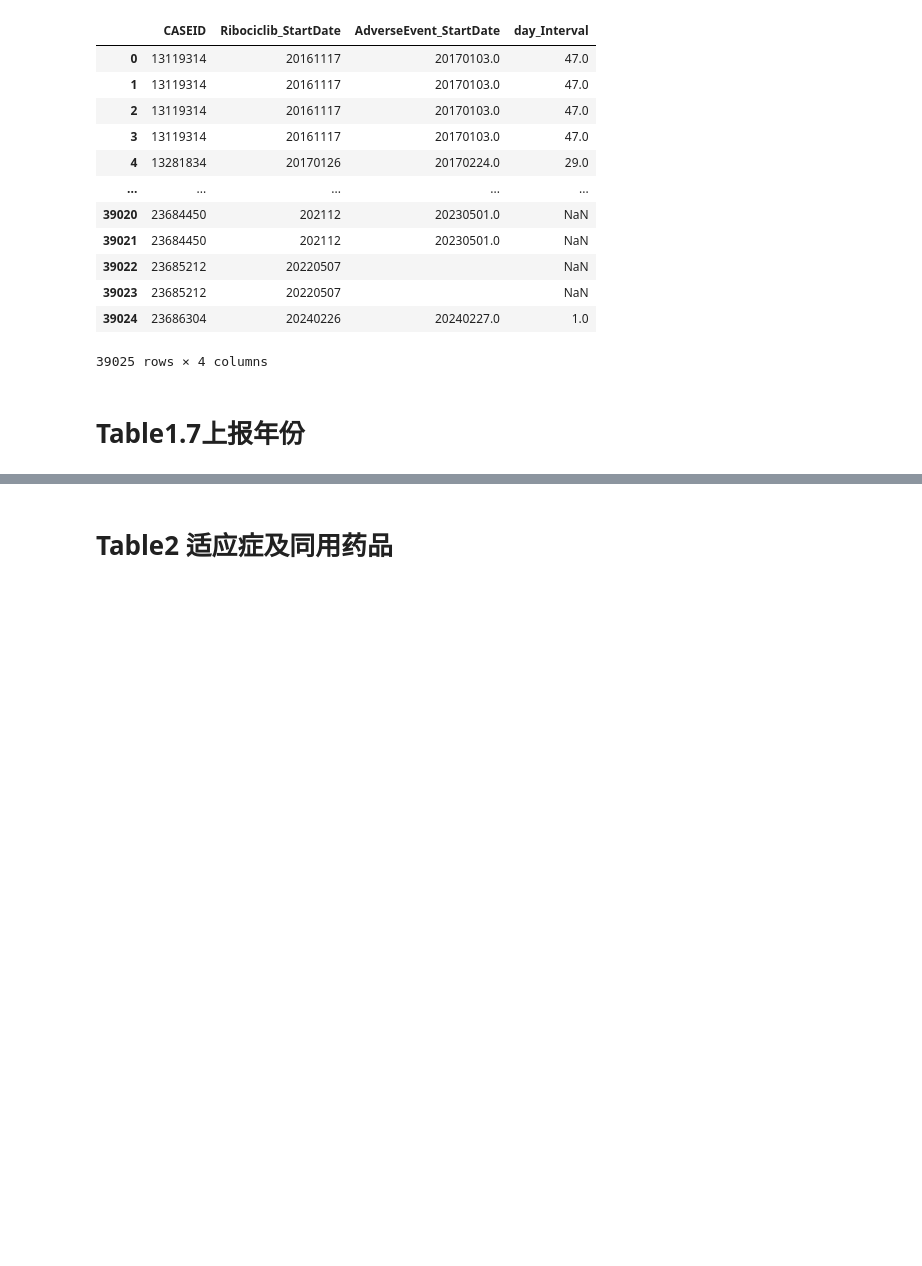
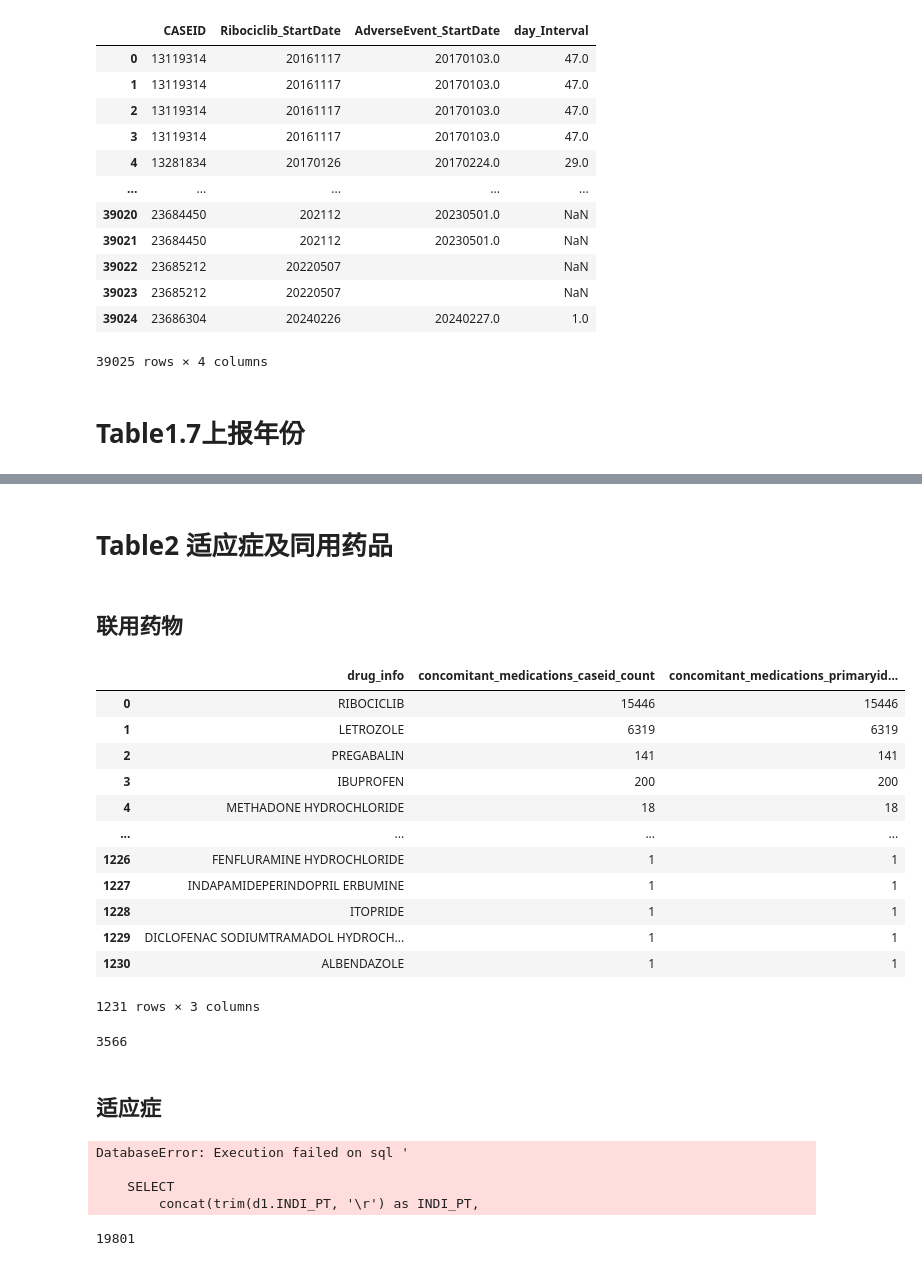
Before and after one commit to shikuncn/neksa-openfda-faers, a Jupyter notebook: index_compute/指标计算.ipynb, the cells around one changed output, grey strips where cells are left out. Drawn from its saved outputs; the diff is of its cells as text; code cells hidden in the pictures; blank space fills up the shorter version.

```diff
--- a/index_compute/指标计算.ipynb
+++ b/index_compute/指标计算.ipynb
@@ -421,22 +618,71 @@ df_rpt_year
-# %% [markdown]
-# Table2 适应症及同用药品
+# %% [markdown]
+# Table2 适应症及同用药品
+# %% [markdown]
+## 联用药物
 # %%
+# 同一个primaryid下
 sql = '''
 
     SELECT
-        d2.DRUGNMAE,
-        COUNT(CASEID) AS concomitant_medications_count
+        concat(d1.prod_ai) as drug_info,
+        COUNT(d1.CASEID) AS concomitant_medications_caseid_count,
+        COUNT(d1.primaryid) AS concomitant_medications_primaryid_count
     FROM
         faers.faers_drug d1
-    JOIN
-        faers.faers_drug d2 ON d1.CASEID = d2.CASEID AND d1.PRIMARYID <> d2.PRIMARYID
-    WHERE
-        d1.DRUGNAME = 'Ribociclib' AND
-        upper(d1.ROLE_COD) = 'PS' AND
-        upper(d2.ROLE_COD) <> 'PS'
-    GROUP BY
-        d2.DRUGNMAE;
-;
+    join faers.ribo_drug_usage  d2
+    on d1.primaryid = d2.primaryid and  d1.caseid = d2.caseid
+    where lower(d1.role_cod) != 'ps' and d1.drug_seq != d2.drug_seq
+    group by 1
+    ;
 '''
-df_reporter_country = pd.read_sql_query(sql, conn)
-df_reporter_country
+df_concomitant = pd.read_sql_query(sql, conn)
+df_concomitant
+# %% [output]
+|  | drug_info | concomitant_medications_caseid_count | concomitant_medications_primaryid... |
+| 0 | RIBOCICLIB | 15446 | 15446 |
+| 1 | LETROZOLE | 6319 | 6319 |
+| 2 | PREGABALIN | 141 | 141 |
+| 3 | IBUPROFEN | 200 | 200 |
+| 4 | METHADONE HYDROCHLORIDE | 18 | 18 |
+| ... | ... | ... | ... |
+| 1226 | FENFLURAMINE HYDROCHLORIDE | 1 | 1 |
+| 1227 | INDAPAMIDEPERINDOPRIL ERBUMINE | 1 | 1 |
+| 1228 | ITOPRIDE | 1 | 1 |
+| 1229 | DICLOFENAC SODIUMTRAMADOL HYDROCH... | 1 | 1 |
+| 1230 | ALBENDAZOLE | 1 | 1 |
+1231 rows × 3 columns
+# %%
+len(df_concomitant)
+# %% [output]
+3566
+# %% [markdown]
+## 适应症
+# %%
+# 同一个primaryid下
+# todo: INDI_PT 格式较为混乱，需要继续处理
+sql = '''
+
+    SELECT
+        concat(trim(d1.INDI_PT) as INDI_PT,
+        COUNT(d1.CASEID) AS INDI_PT_caseid_count,
+        COUNT(d1.primaryid) AS INDI_PT_primaryid_count
+    FROM
+        faers.faers_indi d1
+    join faers.ribo_drug_usage  d2
+    on d1.primaryid = d2.primaryid
+        and d1.INDI_DRUG_SEQ = d2.drug_seq
+    group by 1
+    order by 1
+    ;
+'''
+df_indi = pd.read_sql_query(sql, conn)
+df_indi
+# %% [output]
+DatabaseError: Execution failed on sql '
+
+    SELECT
+        concat(trim(d1.INDI_PT, '\r') as INDI_PT,
+# %%
+sum(df_indi['concomitant_medications_primaryid_count'])
+# %% [output]
+19801
```
Also changed, not shown: parts of 45 cells of this notebook, 3 other files.
